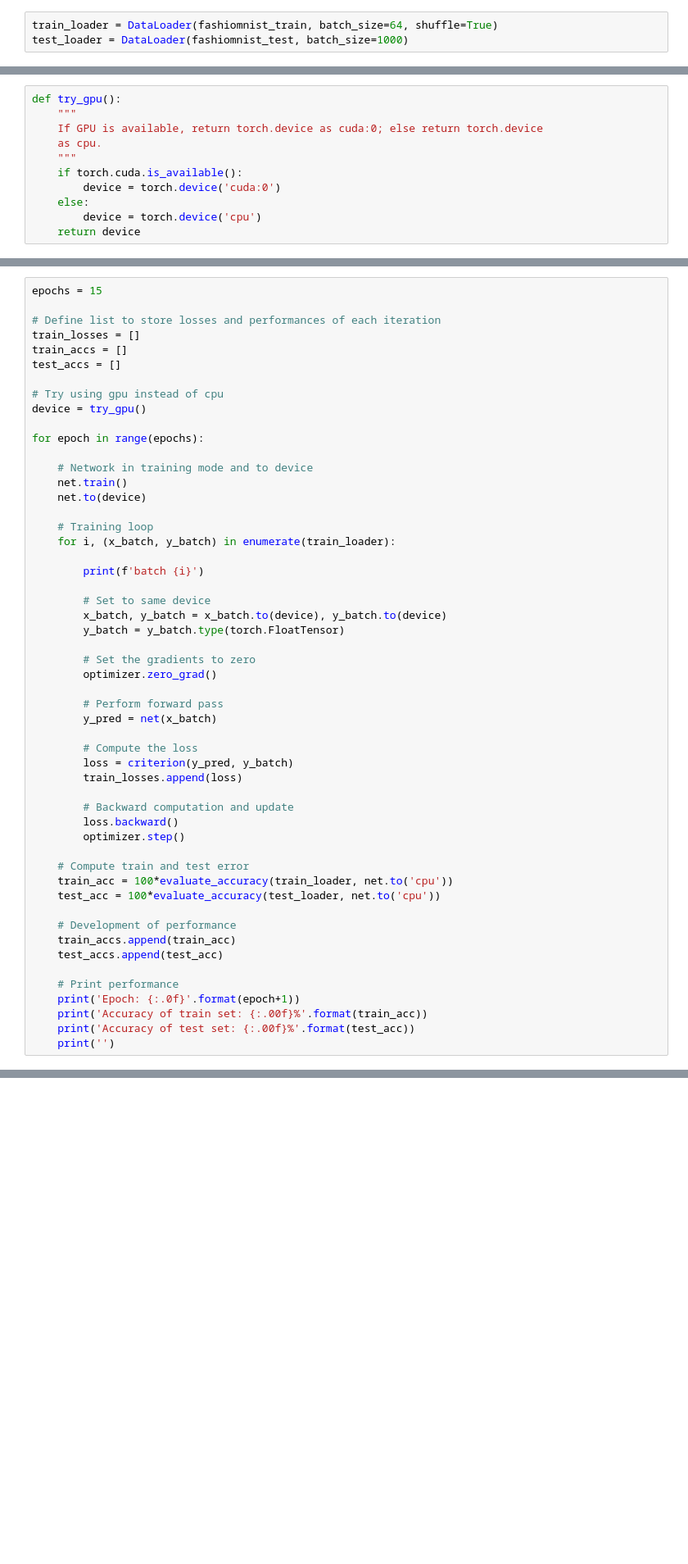
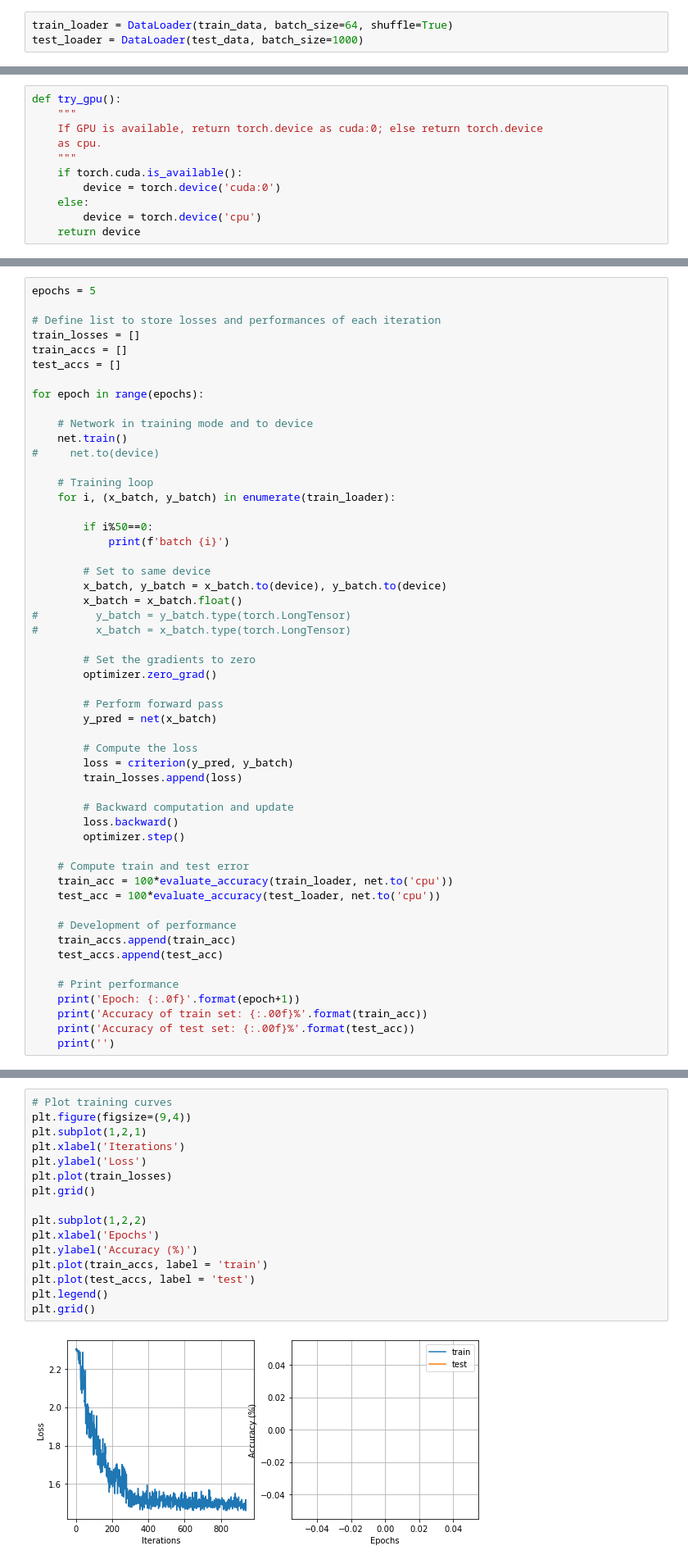
Before and after one commit to B-ramB/DL-DeepFruitDetection, a Jupyter notebook: DLOrchard.ipynb, the cells around one changed output, grey strips where cells are left out. Shown at 82% size. Saved outputs shown, nothing was run; the diff lists cells and outputs as text; blank space fills up the shorter version.

```diff
--- a/DLOrchard.ipynb
+++ b/DLOrchard.ipynb
@@ -179,3 +120,3 @@ for data, label in zip(mnist_test[0], mnist_test[1]):
 # %%
-train_loader = DataLoader(fashiomnist_train, batch_size=64, shuffle=True)
-test_loader = DataLoader(fashiomnist_test, batch_size=1000)
+train_loader = DataLoader(train_data, batch_size=64, shuffle=True)
+test_loader = DataLoader(test_data, batch_size=1000)
@@ -251,28 +197,28 @@ l1.type()
 # %%
-epochs = 15
+epochs = 5
 
 # Define list to store losses and performances of each iteration
 train_losses = []
 train_accs = []
 test_accs = []
 
-# Try using gpu instead of cpu
-device = try_gpu()
-
 for epoch in range(epochs):
 
     # Network in training mode and to device
     net.train()
-    net.to(device)
+#     net.to(device)
 
     # Training loop
     for i, (x_batch, y_batch) in enumerate(train_loader):
 
-        print(f'batch {i}')
+        if i%50==0:
+            print(f'batch {i}')
 
         # Set to same device
         x_batch, y_batch = x_batch.to(device), y_batch.to(device)
-        y_batch = y_batch.type(torch.FloatTensor)
+        x_batch = x_batch.float()
+#         y_batch = y_batch.type(torch.LongTensor)
+#         x_batch = x_batch.type(torch.LongTensor)
 
         # Set the gradients to zero
         optimizer.zero_grad()
@@ -322,0 +254,18 @@ RuntimeError: mat1 dim 1 must match mat2 dim 0
+# %%
+# Plot training curves
+plt.figure(figsize=(9,4))
+plt.subplot(1,2,1)
+plt.xlabel('Iterations')
+plt.ylabel('Loss')
+plt.plot(train_losses)
+plt.grid()
+
+plt.subplot(1,2,2)
+plt.xlabel('Epochs')
+plt.ylabel('Accuracy (%)')
+plt.plot(train_accs, label = 'train')
+plt.plot(test_accs, label = 'test')
+plt.legend()
+plt.grid()
+# %% [output]
+[figure, added]
```
Also changed, not shown: parts of 20 cells of this notebook, 1 other file.
